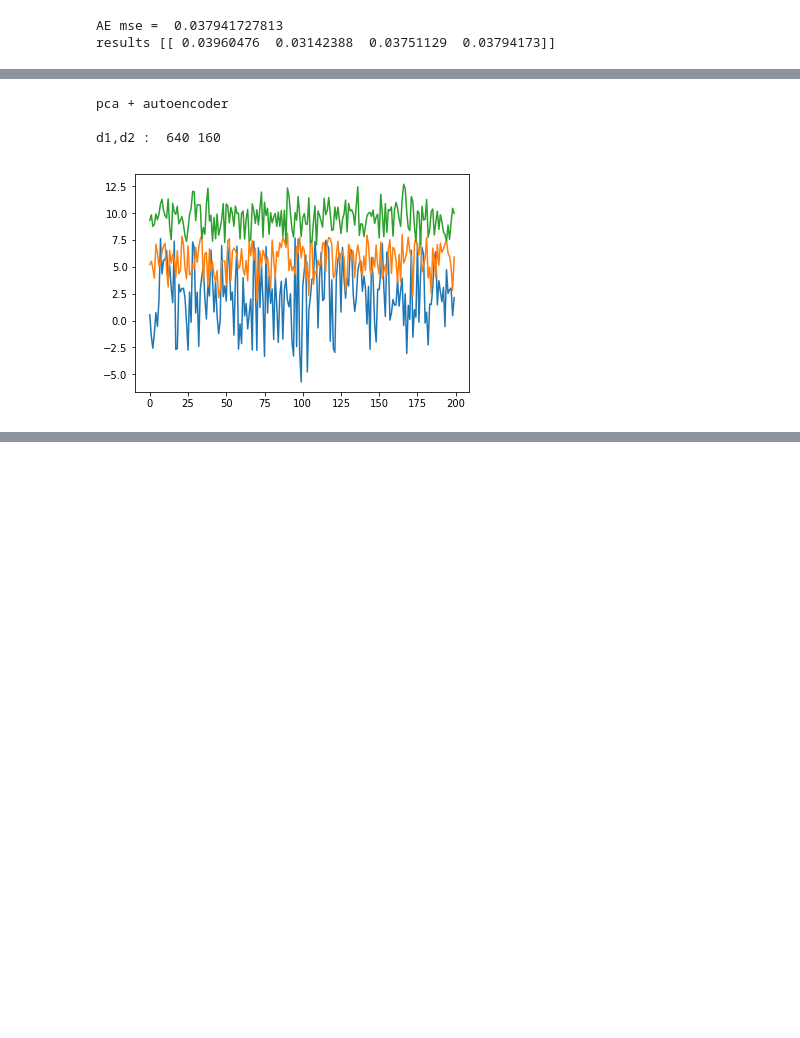
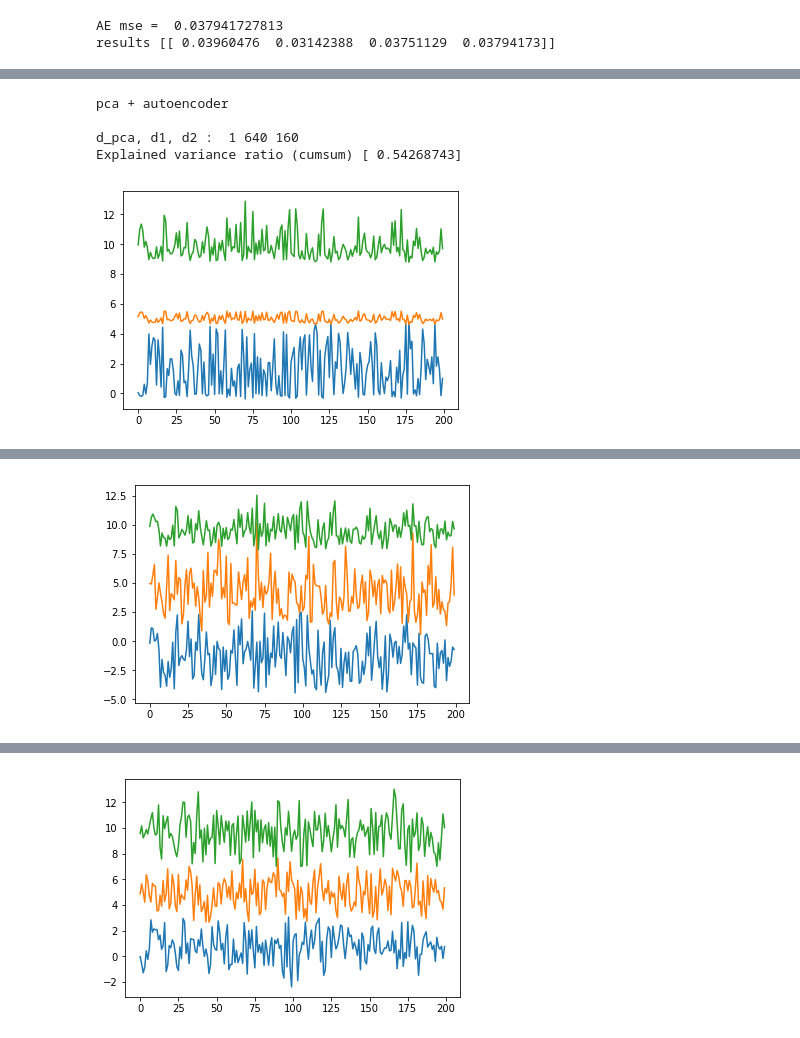
Before and after one commit to shadiakiki1986/test-ml, a Jupyter notebook: t1e3_pca_ae_nonlinear-2-deep.ipynb, the cells around one changed output, grey strips where cells are left out. Cells and saved outputs as stored; diff of their text form; code cells hidden in the pictures; blank space fills up the shorter version.

```diff
--- a/t1e3_pca_ae_nonlinear-2-deep.ipynb
+++ b/t1e3_pca_ae_nonlinear-2-deep.ipynb
@@ -72,7 +72,8 @@ for d1 in [6,10,15,20]:
     for d2 in [1,2,3,4,5,6]:
         autoencoder, encoder = utils.buildNetwork2_deep(X.shape[1], enc_dim1 = d1, enc_dim2 = d2)
         print("d1,d2 : ",d1,d2)
-        utils.ae_fit_encode_plot_mse(X, autoencoder, encoder, N_epochs, verbose=0)
+        X_rec = utils.ae_fit_encode_plot_mse(X, autoencoder, encoder, N_epochs, verbose=0)
+        print("AE mse = ", utils.mse(X, X_rec))
 # %% [output]
 autoencoder
 d1,d2 :  6 1
@@ -107,7 +108,9 @@ for d1_i in range(len(d1_all)):
         d2 = d2_all[d2_i]
         autoencoder, encoder = utils.buildNetwork2_deep(X.shape[1], enc_dim1 = d1, enc_dim2 = d2, enc_dim3 = 3)
         print("d1,d2 : ",d1,d2)
-        results[d1_i,d2_i] = utils.ae_fit_encode_plot_mse(X, autoencoder, encoder, N_epochs, verbose=0)
+        X_rec = utils.ae_fit_encode_plot_mse(X, autoencoder, encoder, N_epochs, verbose=0)
+        results[d1_i,d2_i] = utils.mse(X, X_rec)
+        print("AE mse = ", results[d1_i,d2_i])
         print("results",results)
 # %% [output]
 autoencoder
@@ -184,7 +187,9 @@ for d1_i in range(len(d1_all)):
         )
         print("")
         print("d1,d2 : ",d1,d2)
-        results[d1_i,d2_i] = utils.ae_fit_encode_plot_mse(X, autoencoder, encoder, N_epochs, verbose=0)
+        X_rec = utils.ae_fit_encode_plot_mse(X, autoencoder, encoder, N_epochs, verbose=0)
+        results[d1_i,d2_i] = utils.mse(X, X_rec)
+        print("AE mse = ", results[d1_i,d2_i])
         print("results",results)
 # %% [output]
 autoencoder
@@ -259,30 +268,51 @@ Prefix with PCA3 to get improved mse = 0.021
 # %%
 print("pca + autoencoder")
 N_epochs = 25
-d1_all = [640] # [640,320,160,80] # [12,20,30,40]
+# d1_all = [640,320,160,80,40,30,20,15,10,6,3] # [640] # [12,20,30,40]
+# d2_all = d1_all # [160] # [640,320,160,80] # [ 6,10,15,20]
+d1_all = [640] # [12,20,30,40]
 d2_all = [160] # [640,320,160,80] # [ 6,10,15,20]
-n_c_i = 3
-results = np.zeros(shape=(len(d1_all),len(d2_all)))
+d3_pca_all = [1,2,3,4,5,6]
+results = np.zeros(shape=(len(d1_all),len(d2_all),len(d3_pca_all)))
+from sklearn.preprocessing import MinMaxScaler #  normalize,
 for d1_i in range(len(d1_all)):
     for d2_i in range(len(d2_all)):
-        pca = PCA(n_components=n_c_i, random_state=888, svd_solver = 'full')
-        X_pca = pca.fit_transform(X)
-        X_pcai_norm = utils.myNorm3(X_pca)
-        d1 = d1_all[d1_i]
-        d2 = d2_all[d2_i]
-        autoencoder, encoder = utils.buildNetwork2_deep(
-            X_pcai_norm.shape[1],
-            enc_dim1 = d1,
-            enc_dim2 = d2,
-            enc_dim3 = 6,
-            enc_dim4 = 3
-        )
-        print("")
-        print("d1,d2 : ",d1,d2)
-        results[d1_i,d2_i] = utils.ae_fit_encode_plot_mse(X_pcai_norm, autoencoder, encoder, N_epochs, verbose=0)
-        print("results",results)
+        for n_c_i in range(len(d3_pca_all)):
+            d1 = d1_all[d1_i]
+            d2 = d2_all[d2_i]
+            n_c = d3_pca_all[n_c_i]
+            print("")
+            print("d_pca, d1, d2 : ", n_c, d1, d2)
+
+            pca = PCA(n_components=n_c, random_state=888, svd_solver = 'full')
+            X_pca = pca.fit_transform(X)
+            print("Explained variance ratio (cumsum)", np.cumsum(pca.explained_variance_ratio_))
+
+            # cannot use myNorm3 directly because I need to reverse the transform later
+            # X_pcai_norm = utils.myNorm3(X_pca)
+            min_max_scaler = MinMaxScaler()
+            X_pcai_norm = min_max_scaler.fit_transform(X_pca)
+
+            autoencoder, encoder = utils.buildNetwork2_deep(
+                X_pcai_norm.shape[1],
+                enc_dim1 = d1,
+                enc_dim2 = d2,
+                enc_dim3 = 6,
+                enc_dim4 = 3
+            )
+            X_rec = utils.ae_fit_encode_plot_mse(X_pcai_norm, autoencoder, encoder, N_epochs, verbose=0)
+            #print("AE mse = ", utils.mse(X_pcai_norm, X_rec))
+
+            X_rec_unnorm = min_max_scaler.inverse_transform(X_rec)
+            results[d1_i,d2_i,n_c_i] = utils.pca_err(X, X_rec_unnorm)
+            print("results",results)
+
+            # check if better to go through PCA than LSE
+            X_unnorm_unpca =pca.inverse_transform(X_rec_unnorm)
+            print('mse pca = ', utils.mse(X, X_unnorm_unpca))
 # %% [output]
 pca + autoencoder
 
-d1,d2 :  640 160
+d_pca, d1, d2 :  1 640 160
+Explained variance ratio (cumsum) [ 0.54268743]
-[figure, old version]
+[figure, new version]
@@ -290,0 +325 @@ results [[ 0.02195198]]
+[figure, added]
@@ -290,0 +332 @@ results [[ 0.02195198]]
+[figure, added]
```
Also changed, not shown: parts of 3 cells of this notebook, 1 other file.
